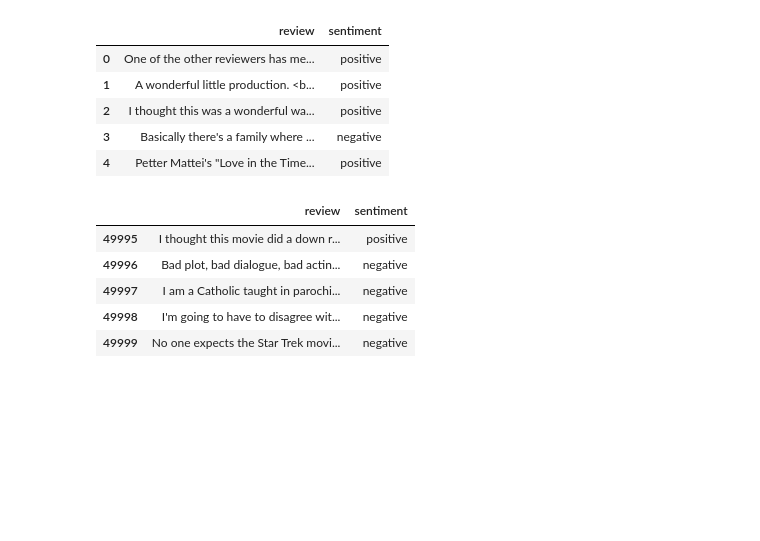
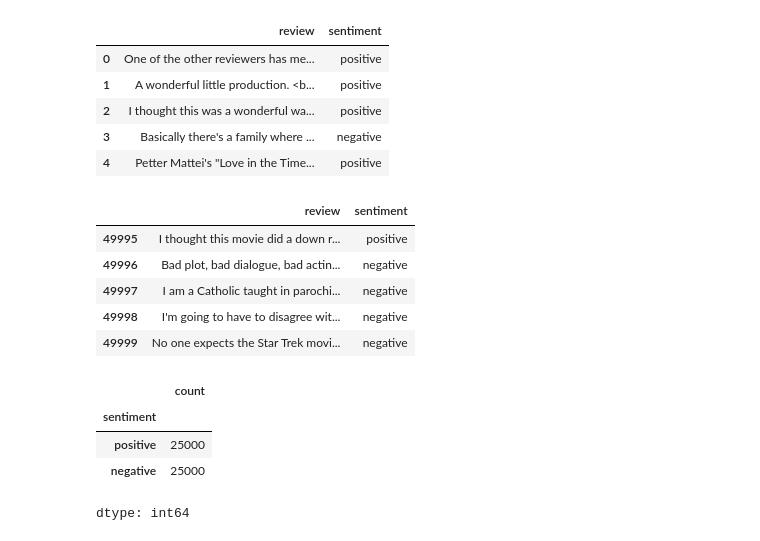
Before and after one commit to Kaarti22/IMDB-Reviews-Sentiment-Analysis, a Jupyter notebook: IMDB_Reviews_Sentiment_Analysis.ipynb, the cells around one changed output. Drawn from its saved outputs; the diff is of its cells as text; code cells hidden in the pictures; blank space fills up the shorter version.

```diff
--- a/IMDB_Reviews_Sentiment_Analysis.ipynb
+++ b/IMDB_Reviews_Sentiment_Analysis.ipynb
@@ -66,3 +66,11 @@ data.tail()
 | 49997 | I am a Catholic taught in parochi... | negative |
 | 49998 | I'm going to have to disagree wit... | negative |
 | 49999 | No one expects the Star Trek movi... | negative |
+# %%
+data["sentiment"].value_counts()
+# %% [output]
+|  | count |
+| sentiment |  |
+| positive | 25000 |
+| negative | 25000 |
+dtype: int64
```
Also changed, not shown: parts of 3 cells of this notebook.
